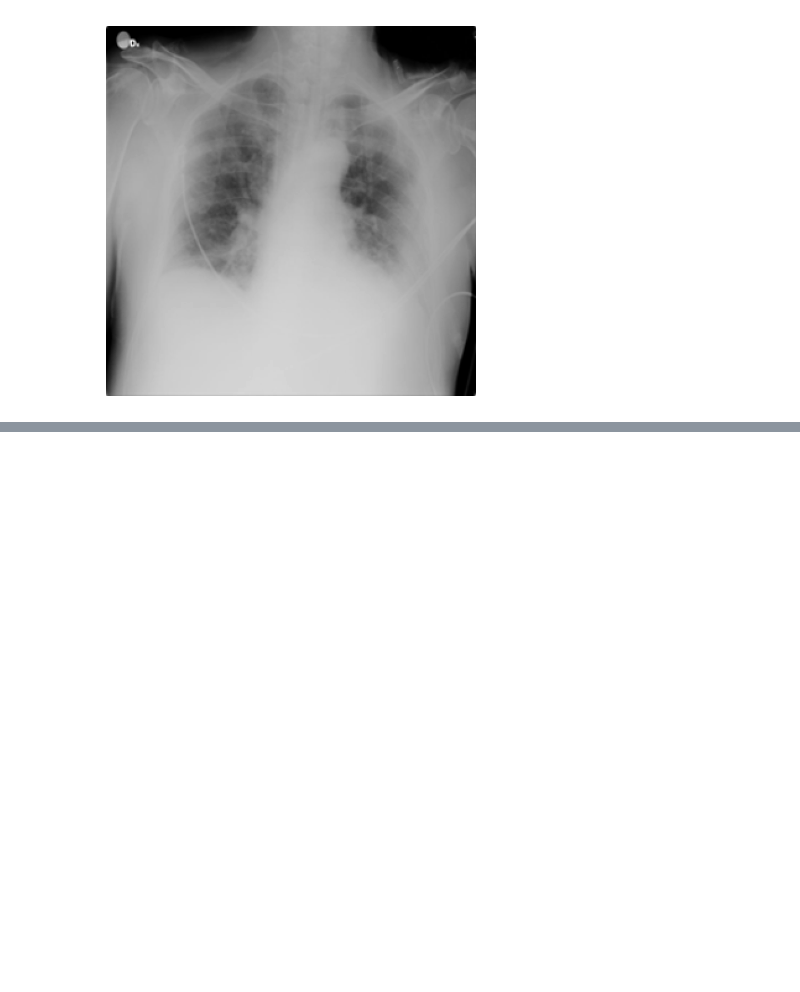
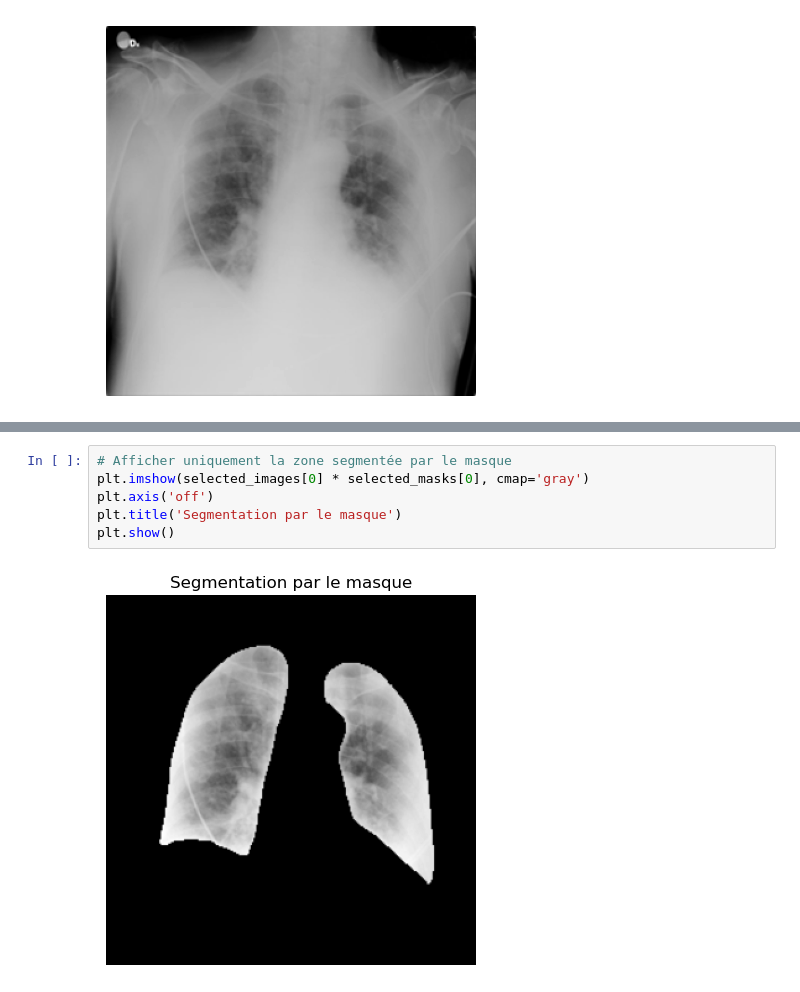
Before and after one commit to ropakolai/Projet_Datascientest, a Jupyter notebook: Exploration_DataViz/Exploration_DataViz.ipynb, the cells around one changed output, grey strips where cells are left out. Drawn from its saved outputs; the diff is of its cells as text; blank space fills up the shorter version.

```diff
--- a/Exploration_DataViz/Exploration_DataViz.ipynb
+++ b/Exploration_DataViz/Exploration_DataViz.ipynb
@@ -986,0 +1006,8 @@ plt.show()
+# %%
+# Afficher uniquement la zone segmentée par le masque
+plt.imshow(selected_images[0] * selected_masks[0], cmap='gray')
+plt.axis('off')
+plt.title('Segmentation par le masque')
+plt.show()
+# %% [output]
+[figure, added]
```
Also changed, not shown: parts of 2 cells of this notebook.
